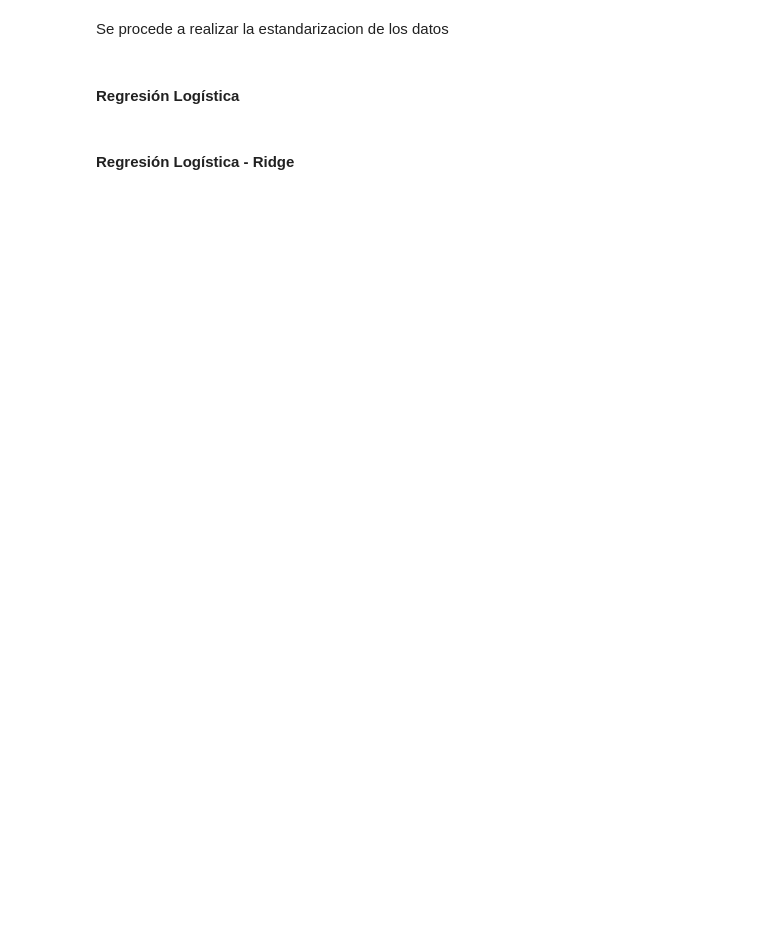
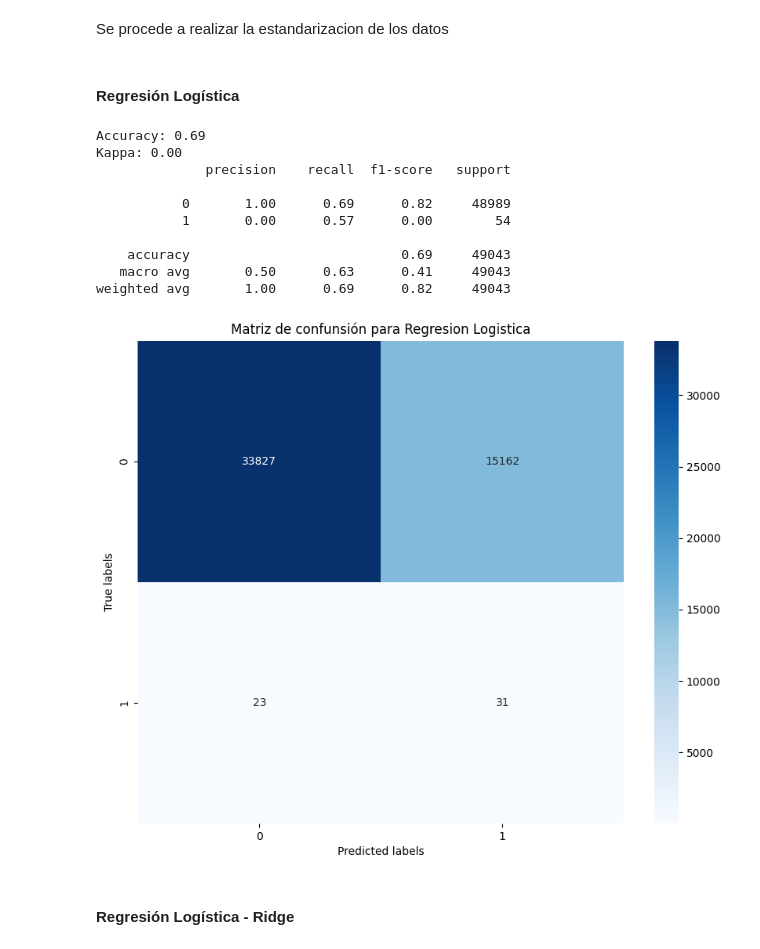
Before and after one commit to ngarciap/Analisis_Cuantitativo, a Jupyter notebook: Taller 3/Taller_3_Punto4.ipynb, the cells around one changed output. Drawn from its saved outputs; the diff is of its cells as text; code cells hidden in the pictures; blank space fills up the shorter version.

```diff
--- a/Taller 3/Taller_3_Punto4.ipynb
+++ b/Taller 3/Taller_3_Punto4.ipynb
@@ -481,7 +501,3 @@ del dengue_train, dengue_grave_train, train_data, test_data # Eliminar variables
-# %%
-# Opción 2: Dividir los datos en entrenamiento y prueba usando train_test_split
-from sklearn.model_selection import train_test_split
-X_train, X_test, y_train, y_test = train_test_split(df1.drop(columns=['nom_eve']), df1['nom_eve'], test_size=0.2, random_state=42, stratify=df1['nom_eve'])
 # %% [markdown]
 Se procede a realizar la estandarizacion de los datos
 # %%
@@ -492,30 +506,25 @@ X_train_scaled = scaler.fit_transform(X_train)
 X_test_scaled = scaler.transform(X_test)
 # %% [markdown]
 #### **Regresión Logística**
-# %%
-import seaborn as sns
-import numpy as np
-from sklearn.linear_model import LogisticRegressionCV
-from sklearn.linear_model import LogisticRegression
-from sklearn.metrics import cohen_kappa_score, confusion_matrix, accuracy_score
-
-# Crear el modelo de regresión logística
-logisticModel = LogisticRegression(penalty = None, l1_ratio=None, random_state=42)
-logisticModel.fit(X_train_scaled, y_train)
-
-# Predecir en el conjunto de prueba
-y_hat = logisticModel.predict(X_test_scaled)
-
-print(f"Accuracy: {accuracy_score(y_test, y_hat)}")
-print(f"Cohen's Kappa: {cohen_kappa_score(y_test, y_hat)}")
-
-### Matriz de confusión
-conf_matrix = confusion_matrix(y_test, y_hat)
-plt.figure(figsize=(5, 4))
-sns.heatmap(conf_matrix, annot=True, fmt='d', cmap='Blues', xticklabels=['Dengue', 'Dengue Grave'], yticklabels=['Dengue', 'Dengue Grave'])
-plt.xlabel('Predicted')
-plt.ylabel('Actual')
-plt.title('Confusion Matrix')
-plt.show()
+# %%
+# Instanciar el Objeto RegresionLogistica
+rl = RegresionLogistica()
+rl.fit_model(X_train_scaled, y_train)
+y_pred_rl = rl.predict(X_test_scaled)
+rl.evaluate(y_test, y_pred_rl)                     # Evaluar el modelo
+rl.plot_confusion_matrix(y_test, y_pred_rl)        # Matriz de confusión
+accuracy_rl = accuracy_score(y_test, y_pred_rl)
+# %% [output]
+Accuracy: 0.69
+Kappa: 0.00
+              precision    recall  f1-score   support
+
+           0       1.00      0.69      0.82     48989
+           1       0.00      0.57      0.00        54
+
+    accuracy                           0.69     49043
+   macro avg       0.50      0.63      0.41     49043
+weighted avg       1.00      0.69      0.82     49043
+[figure, added]
 # %% [markdown]
 #### **Regresión Logística - Ridge**
```
Also changed, not shown: parts of 50 cells of this notebook, 2 other files.
